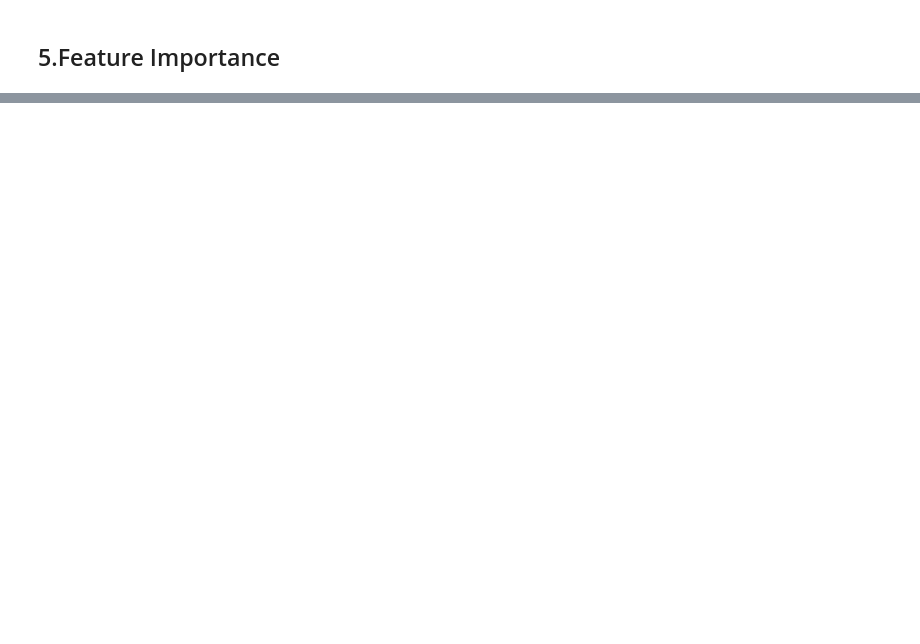
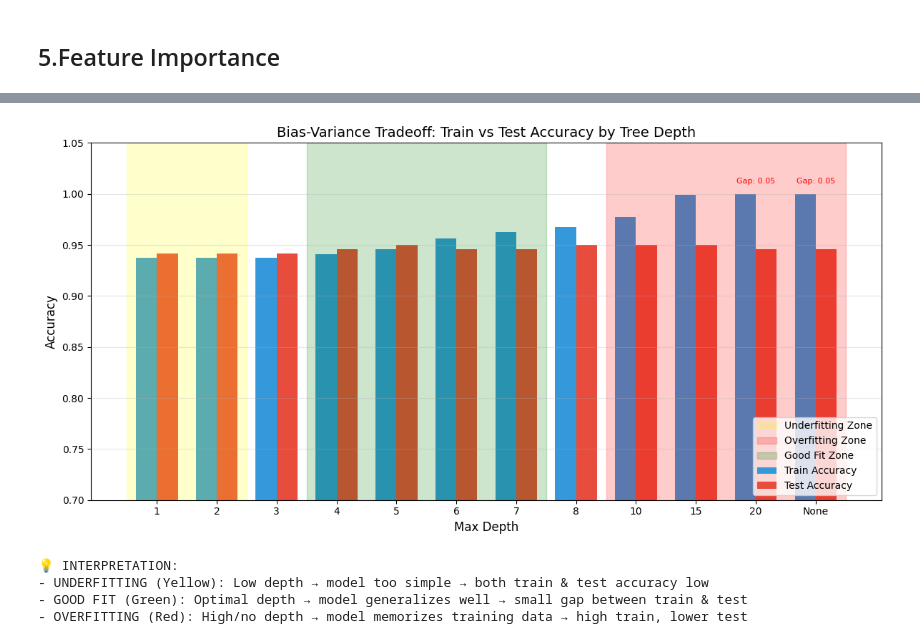
Before and after one commit to NGJIERU/WIE3007-GroupProject-Sem1-2025, a Jupyter notebook: notebooks/06_modeling_random_forest.ipynb, the cells around one changed output, grey strips where cells are left out. Saved outputs shown, nothing was run; the diff lists cells and outputs as text; code cells hidden in the pictures; blank space fills up the shorter version.

```diff
--- a/notebooks/06_modeling_random_forest.ipynb
+++ b/notebooks/06_modeling_random_forest.ipynb
@@ -105,0 +315,56 @@ pd.DataFrame([results])
+# %%
+import matplotlib.pyplot as plt
+import numpy as np
+
+depths = [1, 2, 3, 4, 5, 6, 7, 8, 10, 15, 20, None]
+train_scores = []
+test_scores = []
+
+for depth in depths:
+    model = RandomForestClassifier(max_depth=depth, random_state=42)
+    model.fit(X_train, y_train)
+    train_scores.append(accuracy_score(y_train, model.predict(X_train)))
+    test_scores.append(accuracy_score(y_test, model.predict(X_test)))
+
+depth_labels = [str(d) if d is not None else 'None' for d in depths]
+
+fig, ax = plt.subplots(figsize=(12, 6))
+
+x = np.arange(len(depths))
+width = 0.35
+
+bars1 = ax.bar(x - width/2, train_scores, width, label='Train Accuracy', color='#3498db')
+bars2 = ax.bar(x + width/2, test_scores, width, label='Test Accuracy', color='#e74c3c')
+
+ax.axvspan(-0.5, 1.5, alpha=0.2, color='yellow', label='Underfitting Zone')
+ax.axvspan(7.5, 11.5, alpha=0.2, color='red', label='Overfitting Zone')
+ax.axvspan(2.5, 6.5, alpha=0.2, color='green', label='Good Fit Zone')
+
+ax.set_xlabel('Max Depth', fontsize=12)
+ax.set_ylabel('Accuracy', fontsize=12)
+ax.set_title('Bias-Variance Tradeoff: Train vs Test Accuracy by Tree Depth', fontsize=14)
+ax.set_xticks(x)
+ax.set_xticklabels(depth_labels)
+ax.legend(loc='lower right')
+ax.set_ylim(0.7, 1.05)
+ax.grid(axis='y', alpha=0.3)
+
+for i, (train, test) in enumerate(zip(train_scores, test_scores)):
+    gap = train - test
+    if gap > 0.05:
+        ax.annotate(f'Gap: {gap:.2f}', xy=(i, max(train, test) + 0.01),
+                   ha='center', fontsize=8, color='red')
+
+plt.tight_layout()
+plt.show()
+
+print("\n💡 INTERPRETATION:")
+print("- UNDERFITTING (Yellow): Low depth → model too simple → both train & test accuracy low")
+print("- GOOD FIT (Green): Optimal depth → model generalizes well → small gap between train & test")
+print("- OVERFITTING (Red): High/no depth → model memorizes training data → high train, lower test")
+# %% [output]
+[figure, added]
+💡 INTERPRETATION:
+- UNDERFITTING (Yellow): Low depth → model too simple → both train & test accuracy low
+- GOOD FIT (Green): Optimal depth → model generalizes well → small gap between train & test
+- OVERFITTING (Red): High/no depth → model memorizes training data → high train, lower test
```
Also changed, not shown: parts of 17 cells of this notebook.
